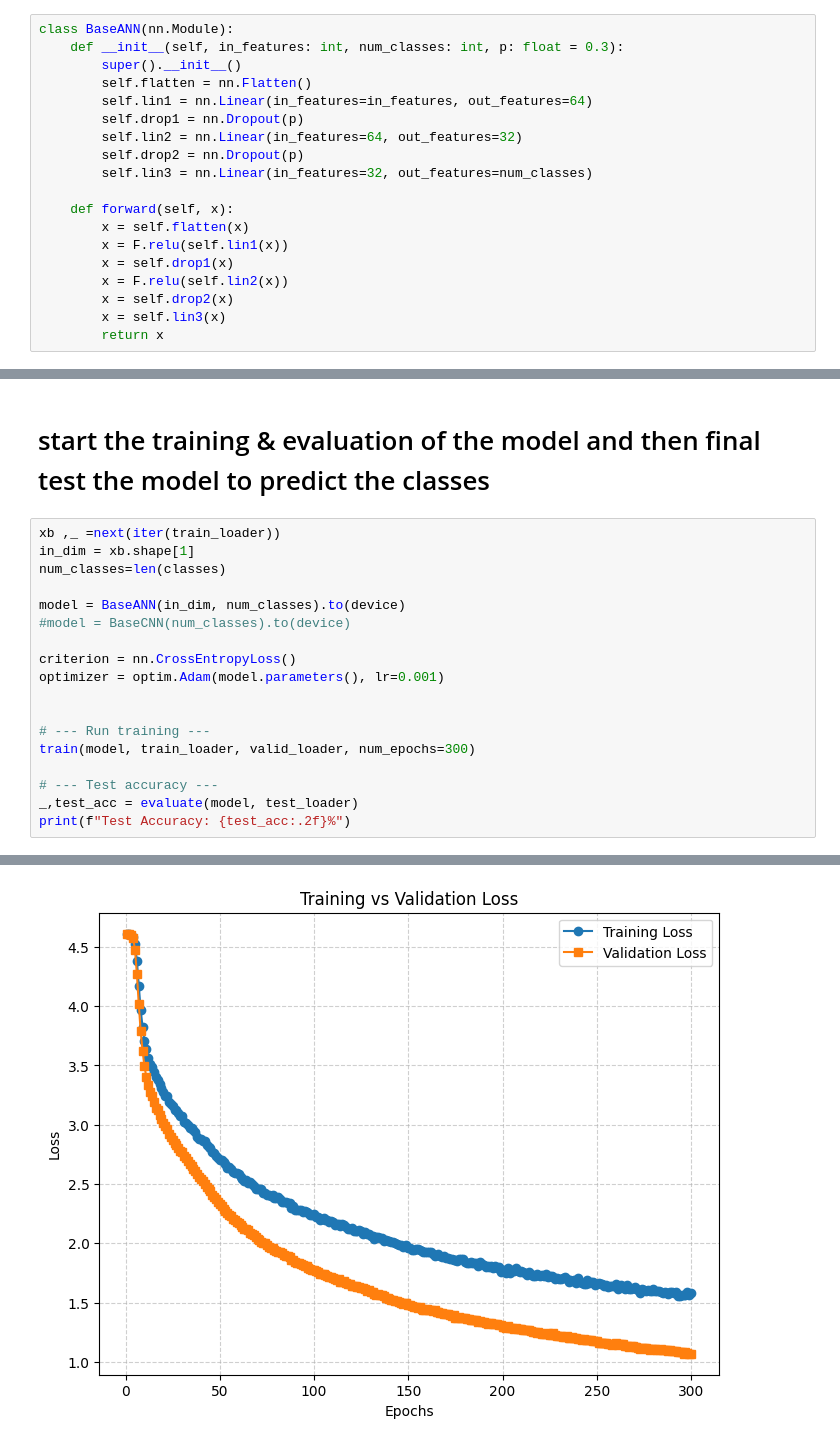
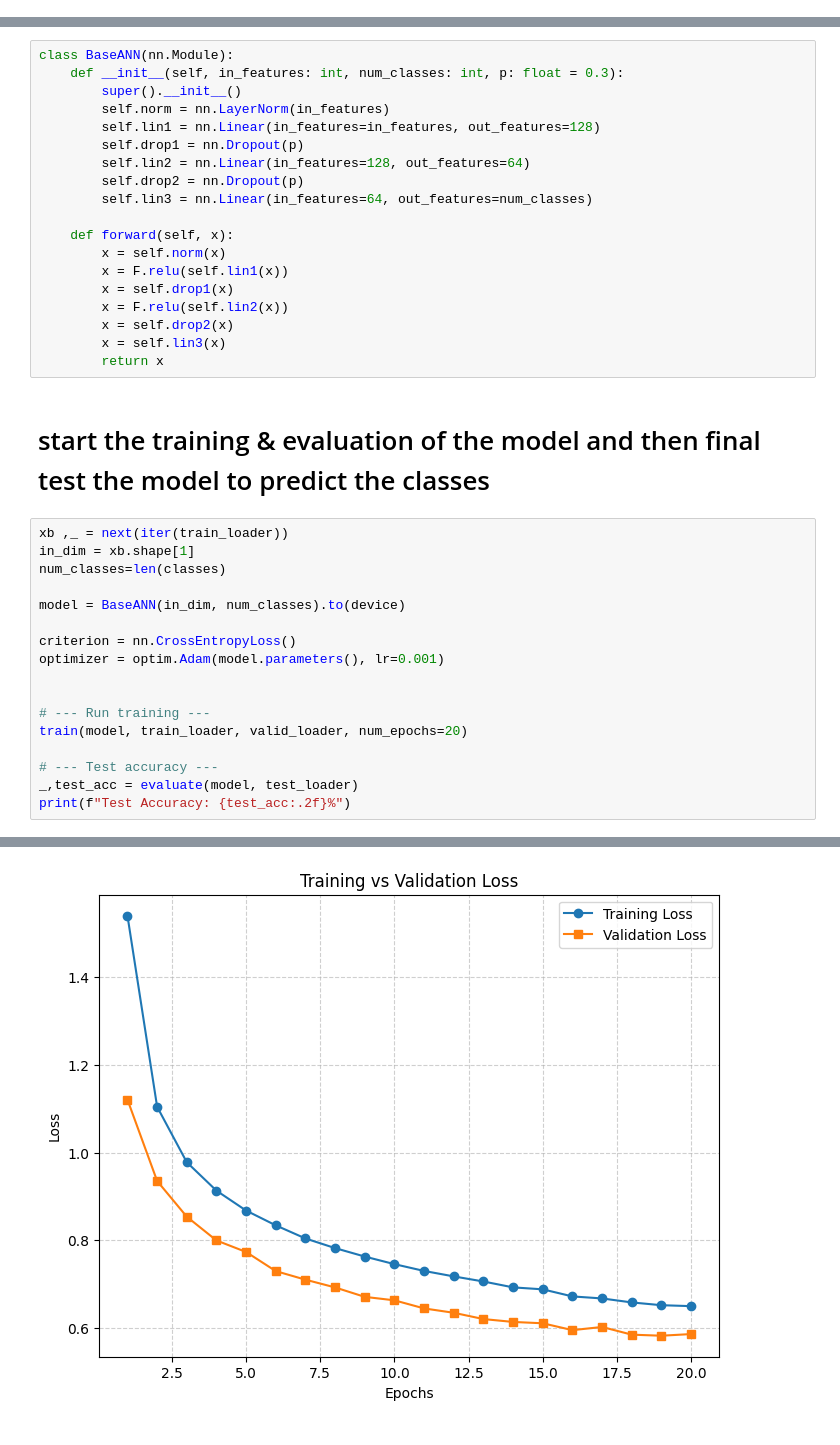
Before and after one commit to FarsanBaloo/DVA476, a Jupyter notebook: Tempate_Pytorch_ANN.ipynb, the cells around one changed output, grey strips where cells are left out. Cells and saved outputs as stored; diff of their text form.

```diff
--- a/Tempate_Pytorch_ANN.ipynb
+++ b/Tempate_Pytorch_ANN.ipynb
@@ -247,19 +172,0 @@ torch.Size([128, 34])
-# %%
-class BaseANN(nn.Module):
-    def __init__(self, in_features: int, num_classes: int, p: float = 0.3):
-        super().__init__()
-        self.flatten = nn.Flatten()
-        self.lin1 = nn.Linear(in_features=in_features, out_features=64)
-        self.drop1 = nn.Dropout(p)
-        self.lin2 = nn.Linear(in_features=64, out_features=32)
-        self.drop2 = nn.Dropout(p)
-        self.lin3 = nn.Linear(in_features=32, out_features=num_classes)
-
-    def forward(self, x):
-        x = self.flatten(x)
-        x = F.relu(self.lin1(x))
-        x = self.drop1(x)
-        x = F.relu(self.lin2(x))
-        x = self.drop2(x)
-        x = self.lin3(x)
-        return x
@@ -402,19 +292,37 @@ mps
+# %%
+class BaseANN(nn.Module):
+    def __init__(self, in_features: int, num_classes: int, p: float = 0.3):
+        super().__init__()
+        self.norm = nn.LayerNorm(in_features)
+        self.lin1 = nn.Linear(in_features=in_features, out_features=128)
+        self.drop1 = nn.Dropout(p)
+        self.lin2 = nn.Linear(in_features=128, out_features=64)
+        self.drop2 = nn.Dropout(p)
+        self.lin3 = nn.Linear(in_features=64, out_features=num_classes)
+
+    def forward(self, x):
+        x = self.norm(x)
+        x = F.relu(self.lin1(x))
+        x = self.drop1(x)
+        x = F.relu(self.lin2(x))
+        x = self.drop2(x)
+        x = self.lin3(x)
+        return x
 # %% [markdown]
 # start the training & evaluation of the model and then final test the model to predict the classes
 # %%
-xb ,_ =next(iter(train_loader))
+xb ,_ = next(iter(train_loader))
 in_dim = xb.shape[1]
 num_classes=len(classes)
 
 model = BaseANN(in_dim, num_classes).to(device)
-#model = BaseCNN(num_classes).to(device)
 
 criterion = nn.CrossEntropyLoss()
 optimizer = optim.Adam(model.parameters(), lr=0.001)
 
 
 # --- Run training ---
-train(model, train_loader, valid_loader, num_epochs=300)
+train(model, train_loader, valid_loader, num_epochs=20)
 
 # --- Test accuracy ---
 _,test_acc = evaluate(model, test_loader)
@@ -440 +351 @@ Epoch 300/300 - Train Loss: 1.5782 - Val Loss: 1.0696 - Val Acc: 69.17%
-[figure, old version]
+[figure, new version]
```
Also changed, not shown: parts of 32 cells of this notebook.
